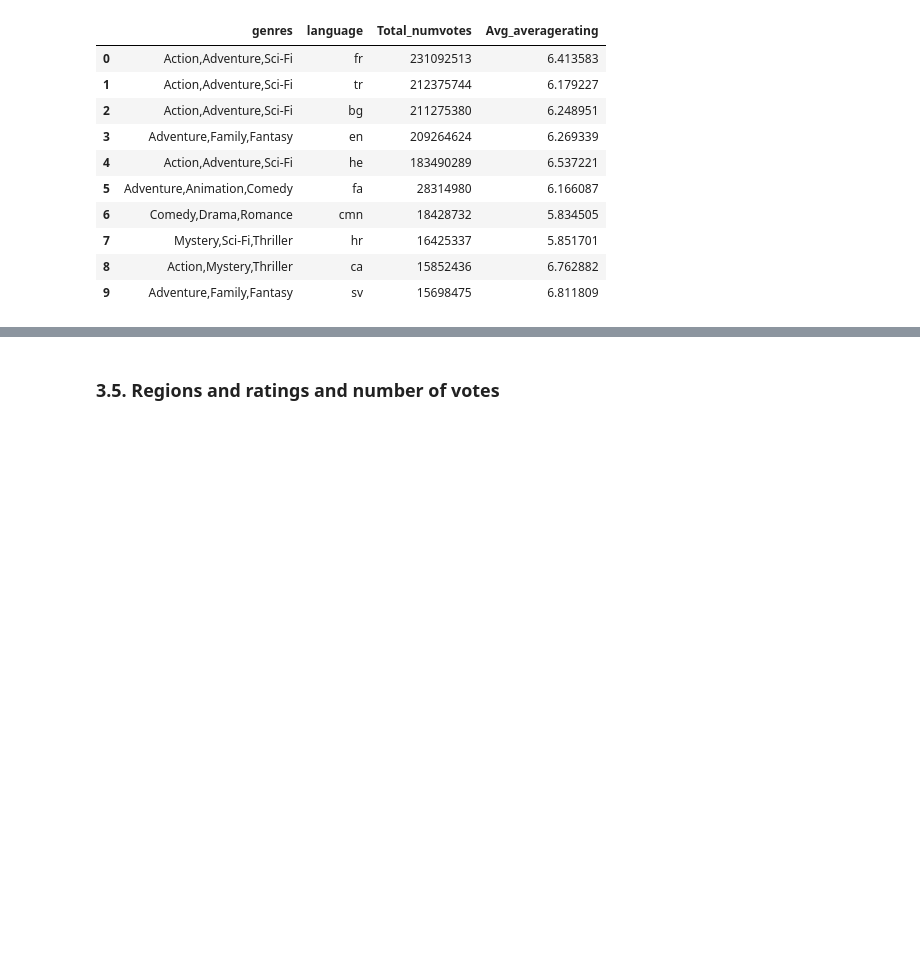
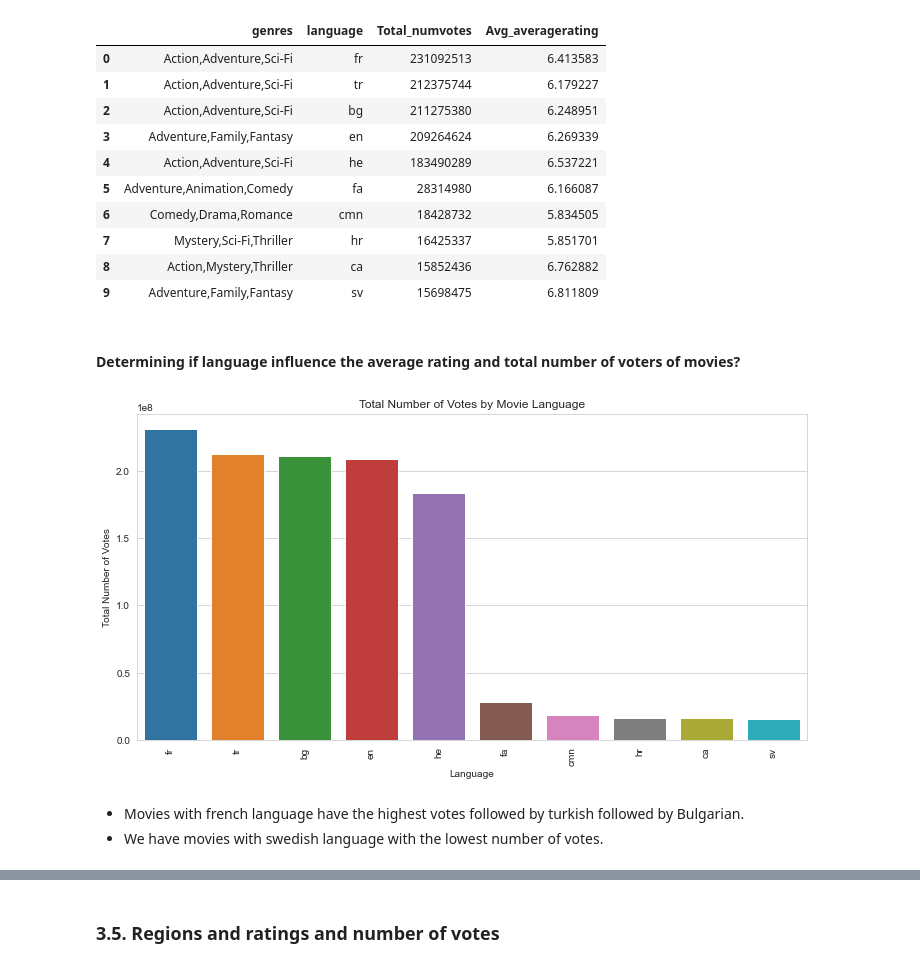
Before and after one commit to mkiganane20/Group3_Phase_Two_Project, a Jupyter notebook: group3_phase_two_project.ipynb, the cells around one changed output, grey strips where cells are left out. Cells and saved outputs as stored; diff of their text form; code cells hidden in the pictures; blank space fills up the shorter version.

```diff
--- a/group3_phase_two_project.ipynb
+++ b/group3_phase_two_project.ipynb
@@ -312,3 +369,18 @@ movie_language
 | 7 | Mystery,Sci-Fi,Thriller | hr | 16425337 | 5.851701 |
 | 8 | Action,Mystery,Thriller | ca | 15852436 | 6.762882 |
 | 9 | Adventure,Family,Fantasy | sv | 15698475 | 6.811809 |
+# %% [markdown]
+#### Determining if language influence the average rating and total number of voters of movies?
+# %%
+plt.figure(figsize=(12, 6))
+sns.barplot(x='language', y='Total_numvotes', data=movie_language, ci=None)
+plt.xticks(rotation=90)  # Rotate labels for readability
+plt.xlabel("Language")
+plt.ylabel("Total Number of Votes")
+plt.title("Total Number of Votes by Movie Language")
+plt.show()
+# %% [output]
+[figure, added]
+# %% [markdown]
+- Movies with french language have the highest votes followed by turkish followed by Bulgarian.
+- We have movies with swedish language with the lowest number of votes.
```
Also changed, not shown: parts of 23 cells of this notebook.
